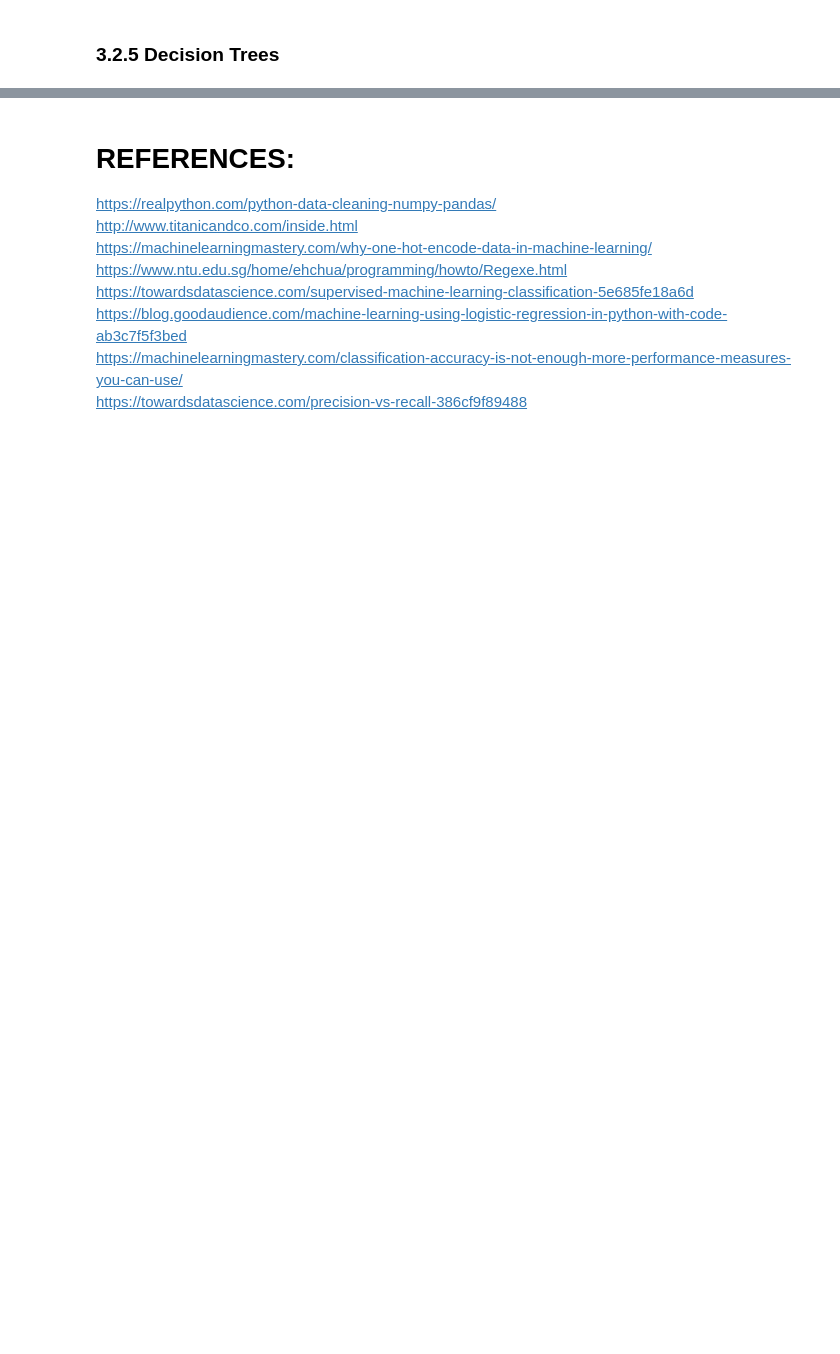
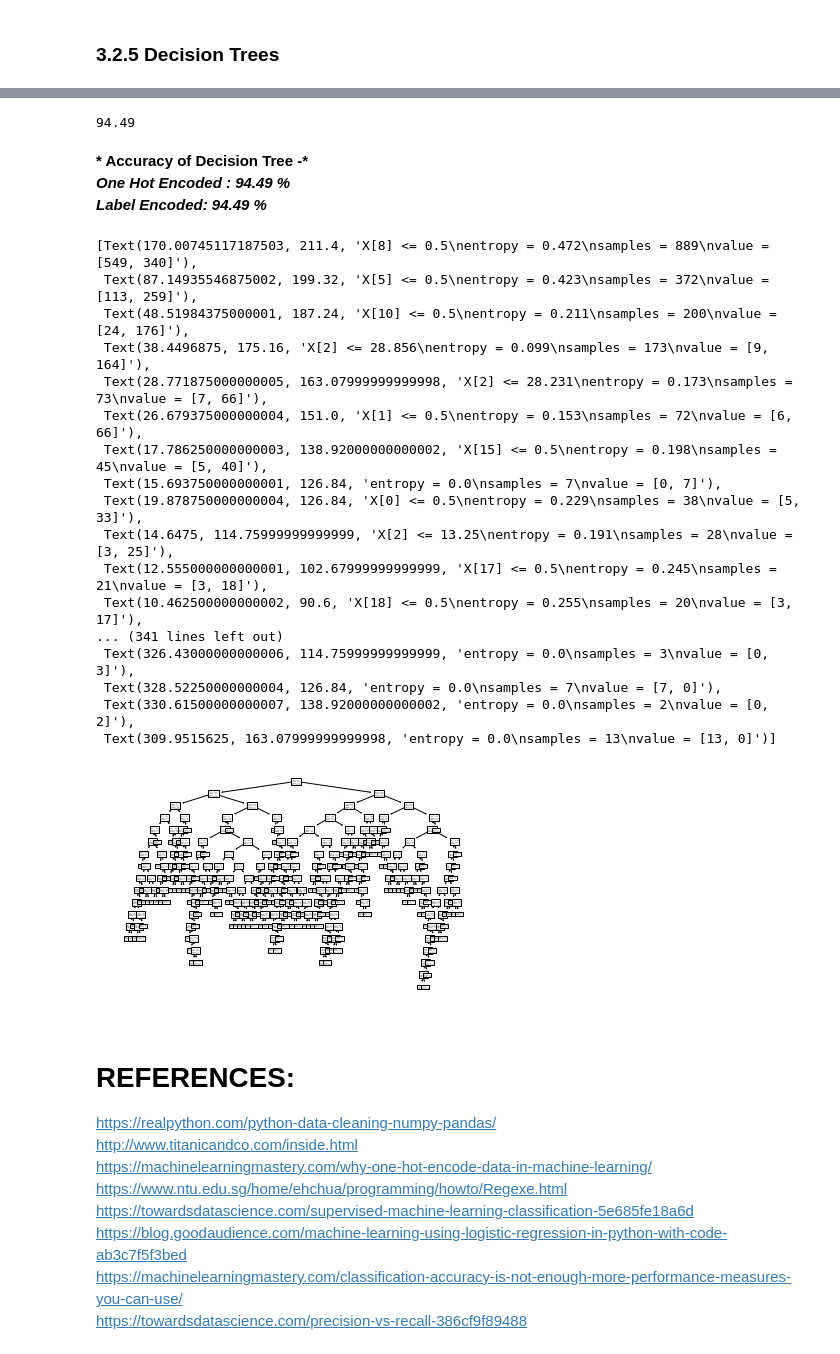
Before and after one commit to varushij/Titanic-Survivals, a Jupyter notebook: Titanic Survival Problem.ipynb, the cells around one changed output, grey strips where cells are left out. Saved outputs shown, nothing was run; the diff lists cells and outputs as text; code cells hidden in the pictures; blank space fills up the shorter version.

Commit message:
Trained the models

```diff
--- a/Titanic Survival Problem.ipynb
+++ b/Titanic Survival Problem.ipynb
@@ -1305,0 +1345,5 @@ acc
+# %%
+# One Hot Encoded data
+knn_one = KNeighborsClassifier(n_neighbors=3)
+knn_one.fit(X_train_one, y_train_one)
+predictions_knn_one = knn_one.predict(X_train_one)
@@ -1307,0 +1413,4 @@ acc
+# %%
+svm_one = SVC(kernel = 'linear')
+svm_one.fit(X_train_one, y_train_one)
+predictions_svm_one = svm_one.predict(X_train_one)
@@ -1309,0 +1471,4 @@ acc
+# %%
+nb_one = GaussianNB()
+nb_one.fit(X_train_one,y_train_one)
+predictions_nb_one = nb_one.predict(X_train_one)
@@ -1311,0 +1529,4 @@ acc
+# %%
+dt_one = tree.DecisionTreeClassifier()
+model_dt_one = dt_one.fit(X_train_one, y_train_one)
+predictions_dt_one = dt_one.predict(X_train_one)
@@ -1311,0 +1574,30 @@ acc
+# %%
+acc_dt_enc = round(dt_enc.score(X_train_enc, y_train_enc) * 100,2)
+print(acc_dt_enc)
+# %% [output]
+94.49
+# %% [markdown]
+__* Accuracy of Decision Tree -*__ <br>
+__*One Hot Encoded : 94.49 %*__ <br>
+__*Label Encoded: 94.49 %*__
+# %%
+tree.plot_tree(model_dt_one)
+# %% [output]
+[Text(170.00745117187503, 211.4, 'X[8] <= 0.5\nentropy = 0.472\nsamples = 889\nvalue = [549, 340]'),
+ Text(87.14935546875002, 199.32, 'X[5] <= 0.5\nentropy = 0.423\nsamples = 372\nvalue = [113, 259]'),
+ Text(48.51984375000001, 187.24, 'X[10] <= 0.5\nentropy = 0.211\nsamples = 200\nvalue = [24, 176]'),
+ Text(38.4496875, 175.16, 'X[2] <= 28.856\nentropy = 0.099\nsamples = 173\nvalue = [9, 164]'),
+ Text(28.771875000000005, 163.07999999999998, 'X[2] <= 28.231\nentropy = 0.173\nsamples = 73\nvalue = [7, 66]'),
+ Text(26.679375000000004, 151.0, 'X[1] <= 0.5\nentropy = 0.153\nsamples = 72\nvalue = [6, 66]'),
+ Text(17.786250000000003, 138.92000000000002, 'X[15] <= 0.5\nentropy = 0.198\nsamples = 45\nvalue = [5, 40]'),
+ Text(15.693750000000001, 126.84, 'entropy = 0.0\nsamples = 7\nvalue = [0, 7]'),
+ Text(19.878750000000004, 126.84, 'X[0] <= 0.5\nentropy = 0.229\nsamples = 38\nvalue = [5, 33]'),
+ Text(14.6475, 114.75999999999999, 'X[2] <= 13.25\nentropy = 0.191\nsamples = 28\nvalue = [3, 25]'),
+ Text(12.555000000000001, 102.67999999999999, 'X[17] <= 0.5\nentropy = 0.245\nsamples = 21\nvalue = [3, 18]'),
+ Text(10.462500000000002, 90.6, 'X[18] <= 0.5\nentropy = 0.255\nsamples = 20\nvalue = [3, 17]'),
+... (341 lines left out)
+ Text(326.43000000000006, 114.75999999999999, 'entropy = 0.0\nsamples = 3\nvalue = [0, 3]'),
+ Text(328.52250000000004, 126.84, 'entropy = 0.0\nsamples = 7\nvalue = [7, 0]'),
+ Text(330.61500000000007, 138.92000000000002, 'entropy = 0.0\nsamples = 2\nvalue = [0, 2]'),
+ Text(309.9515625, 163.07999999999998, 'entropy = 0.0\nsamples = 13\nvalue = [13, 0]')]
+[figure, added]
```
Also changed, not shown: parts of 48 cells of this notebook.
